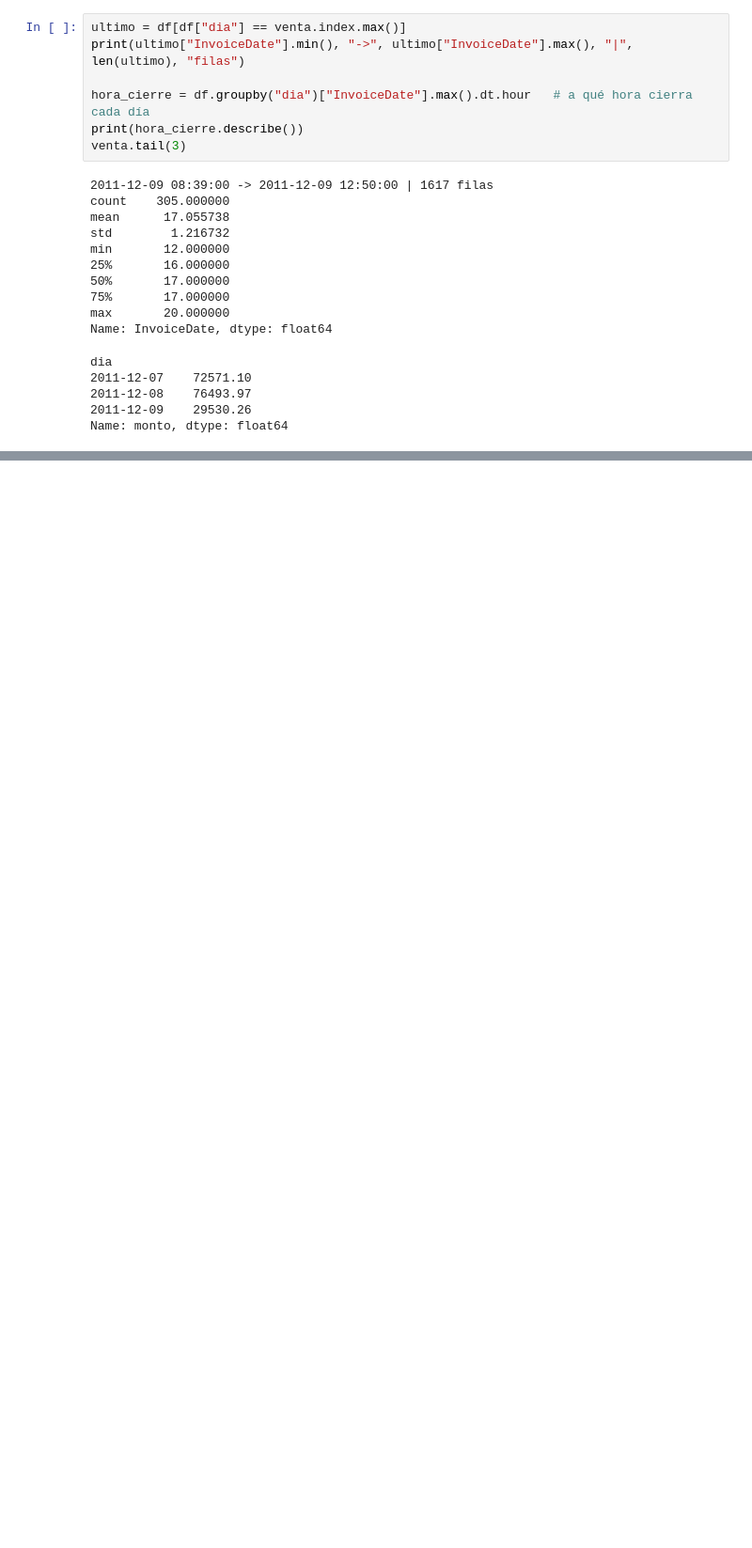
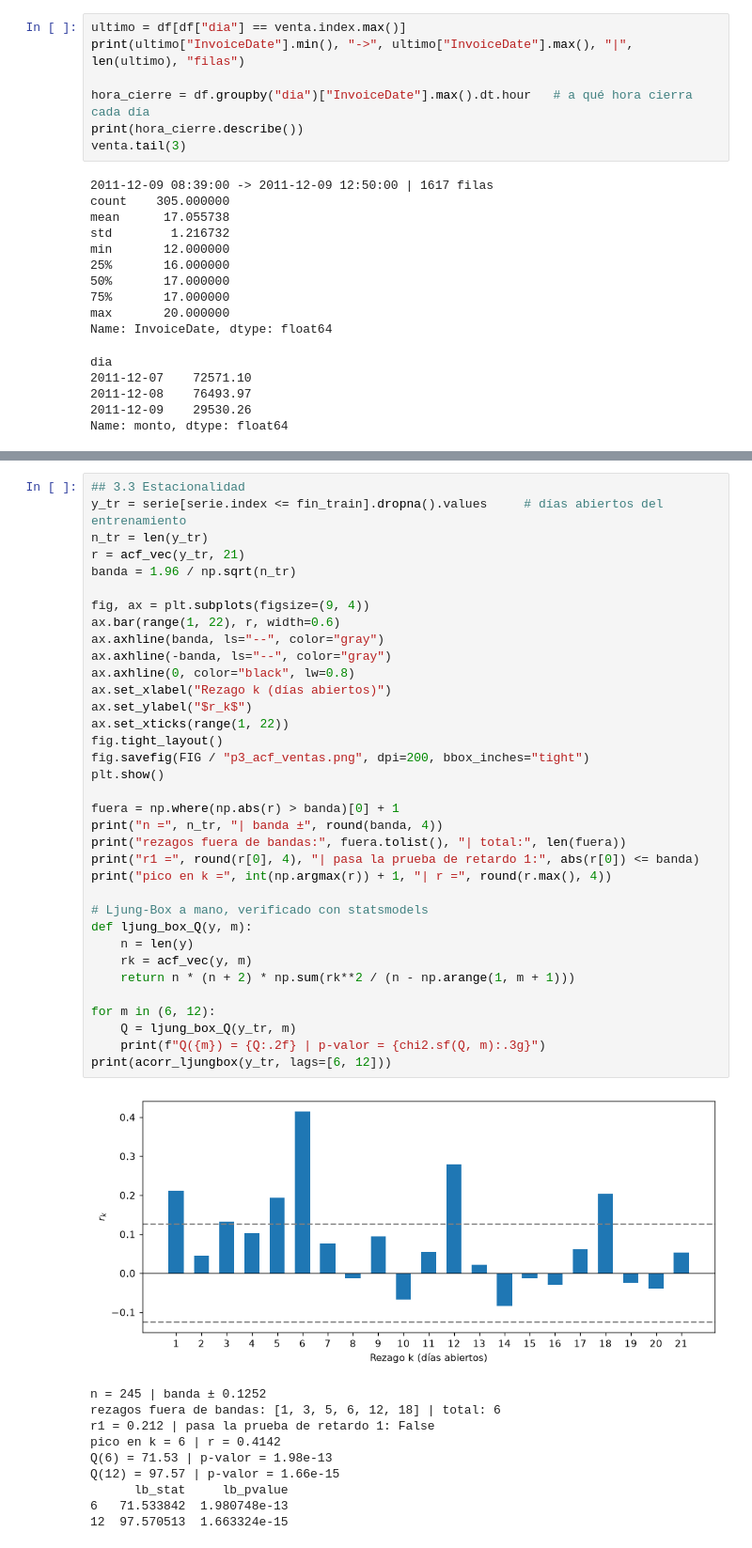
Before and after one commit to xNoksS/bi-tarea4-series-de-tiempo, a Jupyter notebook: Tarea4.ipynb, the cells around one changed output, grey strips where cells are left out. Shown at 94% size. Cells and saved outputs as stored; diff of their text form; blank space fills up the shorter version.

```diff
--- a/Tarea4.ipynb
+++ b/Tarea4.ipynb
@@ -467,0 +568,46 @@ Name: monto, dtype: float64
+# %%
+## 3.3 Estacionalidad
+y_tr = serie[serie.index <= fin_train].dropna().values     # días abiertos del entrenamiento
+n_tr = len(y_tr)
+r = acf_vec(y_tr, 21)
+banda = 1.96 / np.sqrt(n_tr)
+
+fig, ax = plt.subplots(figsize=(9, 4))
+ax.bar(range(1, 22), r, width=0.6)
+ax.axhline(banda, ls="--", color="gray")
+ax.axhline(-banda, ls="--", color="gray")
+ax.axhline(0, color="black", lw=0.8)
+ax.set_xlabel("Rezago k (días abiertos)")
+ax.set_ylabel("$r_k$")
+ax.set_xticks(range(1, 22))
+fig.tight_layout()
+fig.savefig(FIG / "p3_acf_ventas.png", dpi=200, bbox_inches="tight")
+plt.show()
+
+fuera = np.where(np.abs(r) > banda)[0] + 1
+print("n =", n_tr, "| banda ±", round(banda, 4))
+print("rezagos fuera de bandas:", fuera.tolist(), "| total:", len(fuera))
+print("r1 =", round(r[0], 4), "| pasa la prueba de retardo 1:", abs(r[0]) <= banda)
+print("pico en k =", int(np.argmax(r)) + 1, "| r =", round(r.max(), 4))
+
+# Ljung-Box a mano, verificado con statsmodels
+def ljung_box_Q(y, m):
+    n = len(y)
+    rk = acf_vec(y, m)
+    return n * (n + 2) * np.sum(rk**2 / (n - np.arange(1, m + 1)))
+
+for m in (6, 12):
+    Q = ljung_box_Q(y_tr, m)
+    print(f"Q({m}) = {Q:.2f} | p-valor = {chi2.sf(Q, m):.3g}")
+print(acorr_ljungbox(y_tr, lags=[6, 12]))
+# %% [output]
+[figure, added]
+n = 245 | banda ± 0.1252
+rezagos fuera de bandas: [1, 3, 5, 6, 12, 18] | total: 6
+r1 = 0.212 | pasa la prueba de retardo 1: False
+pico en k = 6 | r = 0.4142
+Q(6) = 71.53 | p-valor = 1.98e-13
+Q(12) = 97.57 | p-valor = 1.66e-15
+      lb_stat     lb_pvalue
+6   71.533842  1.980748e-13
+12  97.570513  1.663324e-15
```
Also changed, not shown: parts of 9 cells of this notebook, 6 other files.
